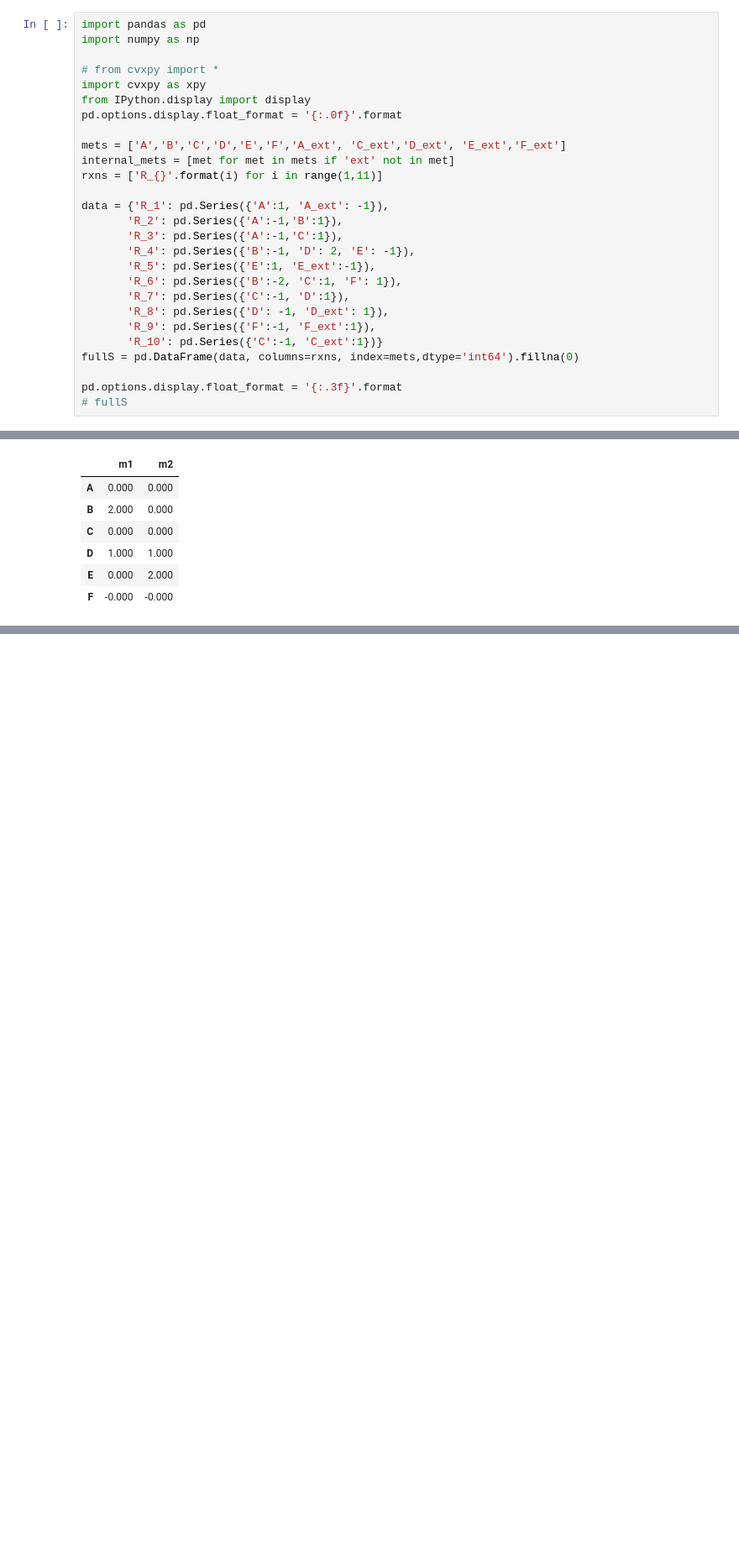
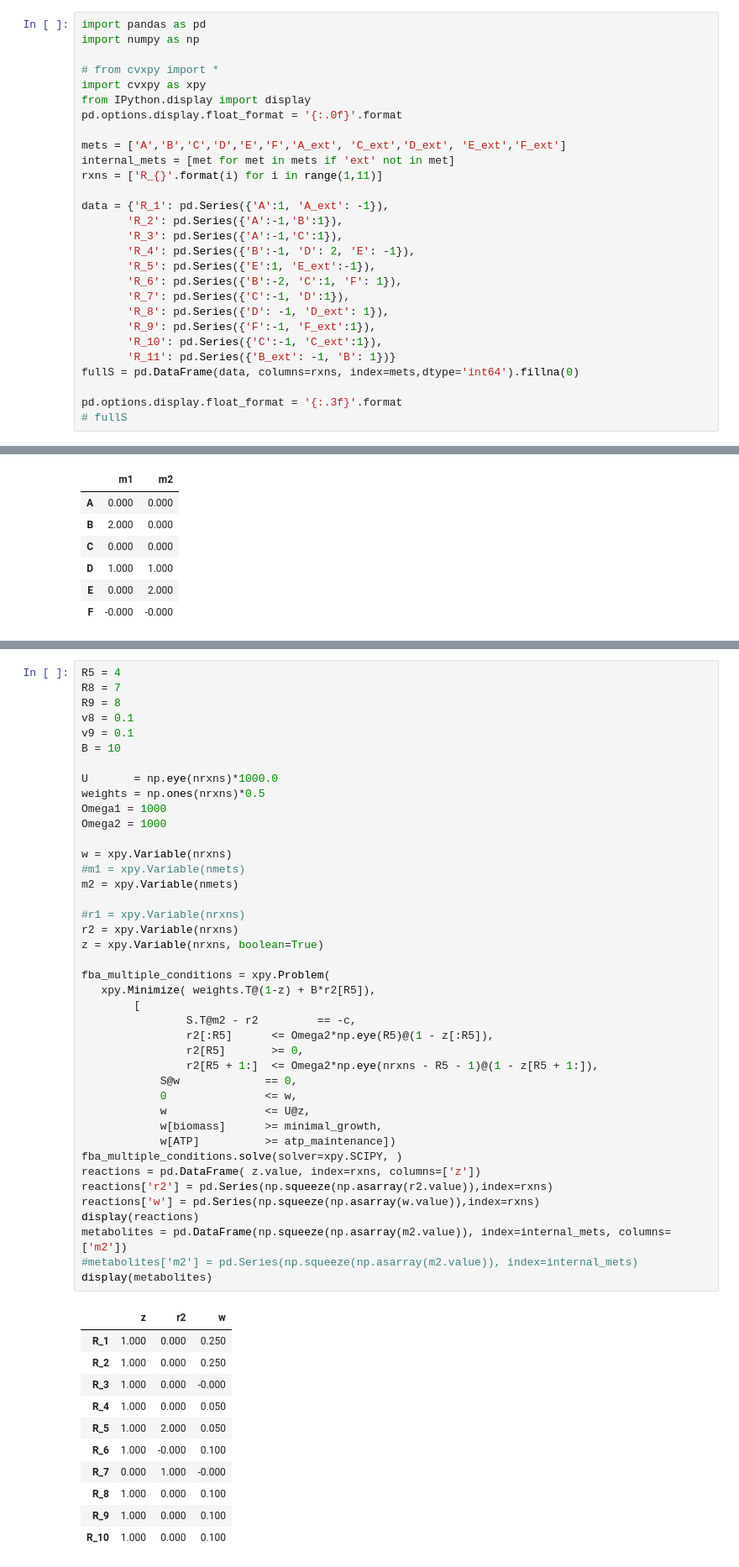
Before and after one commit to pnnl-predictive-phenomics/crop, a Jupyter notebook: docs/notebook/CROP_updated.ipynb, the cells around one changed output, grey strips where cells are left out. Shown at 84% size. Cells and saved outputs as stored; diff of their text form; blank space fills up the shorter version.

```diff
--- a/docs/notebook/CROP_updated.ipynb
+++ b/docs/notebook/CROP_updated.ipynb
@@ -418,7 +418,8 @@ data = {'R_1': pd.Series({'A':1, 'A_ext': -1}),
        'R_7': pd.Series({'C':-1, 'D':1}),
        'R_8': pd.Series({'D': -1, 'D_ext': 1}),
        'R_9': pd.Series({'F':-1, 'F_ext':1}),
-       'R_10': pd.Series({'C':-1, 'C_ext':1})}
+       'R_10': pd.Series({'C':-1, 'C_ext':1}),
+       'R_11': pd.Series({'B_ext': -1, 'B': 1})}
 fullS = pd.DataFrame(data, columns=rxns, index=mets,dtype='int64').fillna(0)
 
 pd.options.display.float_format = '{:.3f}'.format
@@ -1174,0 +1187,53 @@ display(metabolites)
+# %%
+R5 = 4
+R8 = 7
+R9 = 8
+v8 = 0.1
+v9 = 0.1
+B = 10
+
+U       = np.eye(nrxns)*1000.0
+weights = np.ones(nrxns)*0.5
+Omega1 = 1000
+Omega2 = 1000
+
+w = xpy.Variable(nrxns)
+#m1 = xpy.Variable(nmets)
+m2 = xpy.Variable(nmets)
+
+#r1 = xpy.Variable(nrxns)
+r2 = xpy.Variable(nrxns)
+z = xpy.Variable(nrxns, boolean=True)
+
+fba_multiple_conditions = xpy.Problem(
+   xpy.Minimize( weights.T@(1-z) + B*r2[R5]),
+        [
+                S.T@m2 - r2         == -c,
+                r2[:R5]      <= Omega2*np.eye(R5)@(1 - z[:R5]),
+                r2[R5]       >= 0,
+                r2[R5 + 1:]  <= Omega2*np.eye(nrxns - R5 - 1)@(1 - z[R5 + 1:]),
+            S@w             == 0,
+            0               <= w,
+            w               <= U@z,
+            w[biomass]      >= minimal_growth,
+            w[ATP]          >= atp_maintenance])
+fba_multiple_conditions.solve(solver=xpy.SCIPY, )
+reactions = pd.DataFrame( z.value, index=rxns, columns=['z'])
+reactions['r2'] = pd.Series(np.squeeze(np.asarray(r2.value)),index=rxns)
+reactions['w'] = pd.Series(np.squeeze(np.asarray(w.value)),index=rxns)
+display(reactions)
+metabolites = pd.DataFrame(np.squeeze(np.asarray(m2.value)), index=internal_mets, columns=['m2'])
+#metabolites['m2'] = pd.Series(np.squeeze(np.asarray(m2.value)), index=internal_mets)
+display(metabolites)
+# %% [output]
+|  | z | r2 | w |
+| R_1 | 1.000 | 0.000 | 0.250 |
+| R_2 | 1.000 | 0.000 | 0.250 |
+| R_3 | 1.000 | 0.000 | -0.000 |
+| R_4 | 1.000 | 0.000 | 0.050 |
+| R_5 | 1.000 | 2.000 | 0.050 |
+| R_6 | 1.000 | -0.000 | 0.100 |
+| R_7 | 0.000 | 1.000 | -0.000 |
+| R_8 | 1.000 | 0.000 | 0.100 |
+| R_9 | 1.000 | 0.000 | 0.100 |
+| R_10 | 1.000 | 0.000 | 0.100 |
```
Also changed, not shown: parts of 7 cells of this notebook, 1 other file.
